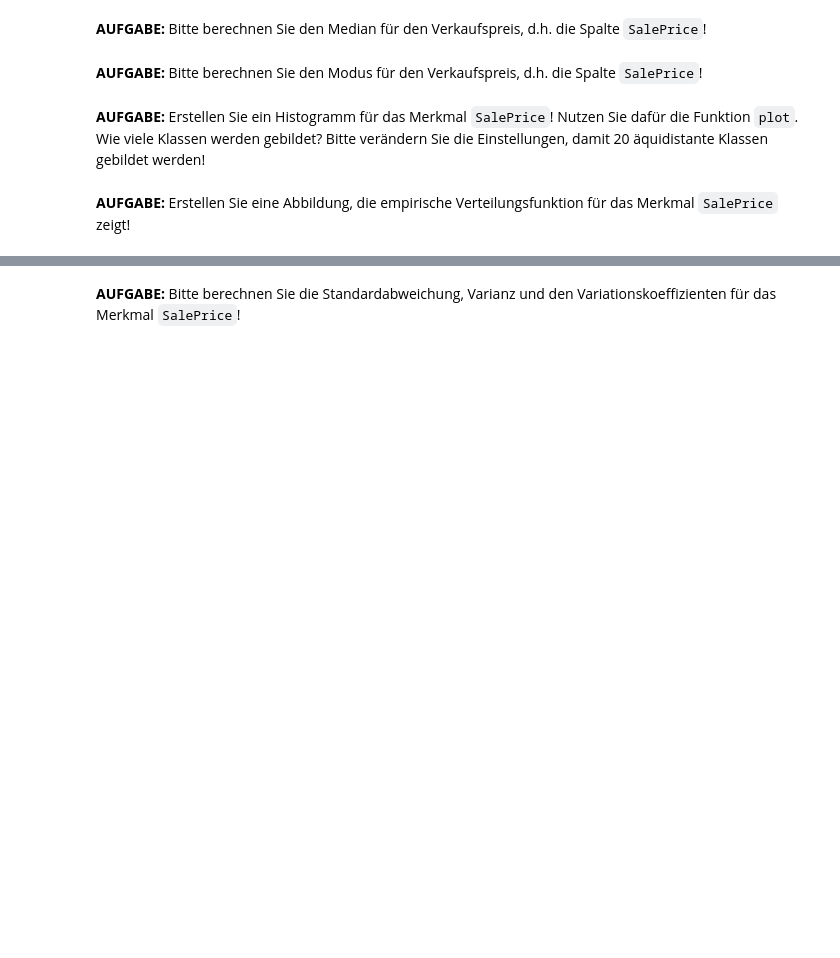
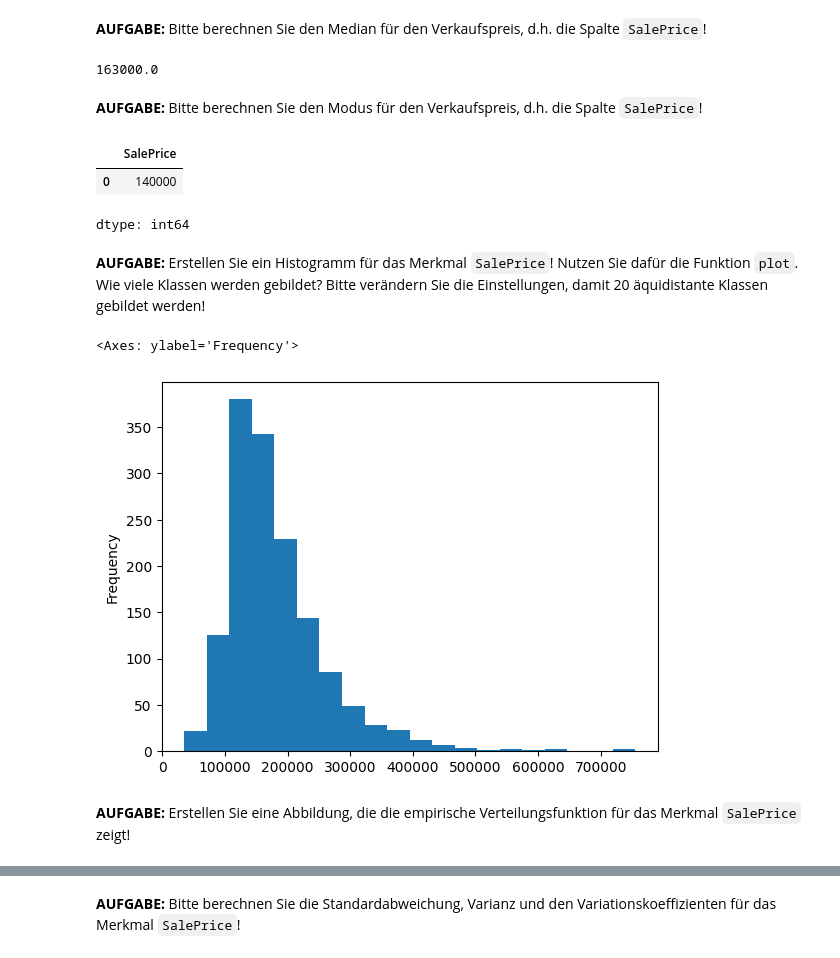
Before and after one commit to AlexKressner/Statistik, a Jupyter notebook: Deskriptive_Statistik.ipynb, the cells around one changed output, grey strips where cells are left out. Cells and saved outputs as stored; diff of their text form; code cells hidden in the pictures; blank space fills up the shorter version.

```diff
--- a/Deskriptive_Statistik.ipynb
+++ b/Deskriptive_Statistik.ipynb
@@ -112,8 +122,23 @@ dtype: float64
 # %% [markdown]
 **AUFGABE:** Bitte berechnen Sie den Median für den Verkaufspreis, d.h. die Spalte `SalePrice`!
+# %%
+data.SalePrice.median()
+# %% [output]
+163000.0
 # %% [markdown]
 **AUFGABE:** Bitte berechnen Sie den Modus für den Verkaufspreis, d.h. die Spalte `SalePrice`!
+# %%
+data.SalePrice.mode()
+# %% [output]
+|  | SalePrice |
+| 0 | 140000 |
+dtype: int64
 # %% [markdown]
 **AUFGABE:** Erstellen Sie ein Histogramm für das Merkmal `SalePrice`! Nutzen Sie dafür die Funktion `plot`. Wie viele Klassen werden gebildet? Bitte verändern Sie die Einstellungen, damit 20 äquidistante Klassen gebildet werden!
+# %%
+data.SalePrice.plot(kind="hist", bins=20)
+# %% [output]
+<Axes: ylabel='Frequency'>
+[figure, added]
 # %% [markdown]
-**AUFGABE:** Erstellen Sie eine Abbildung, die empirische Verteilungsfunktion für das Merkmal `SalePrice` zeigt!
+**AUFGABE:** Erstellen Sie eine Abbildung, die die empirische Verteilungsfunktion für das Merkmal `SalePrice` zeigt!
```
Also changed, not shown: parts of 17 cells of this notebook.
